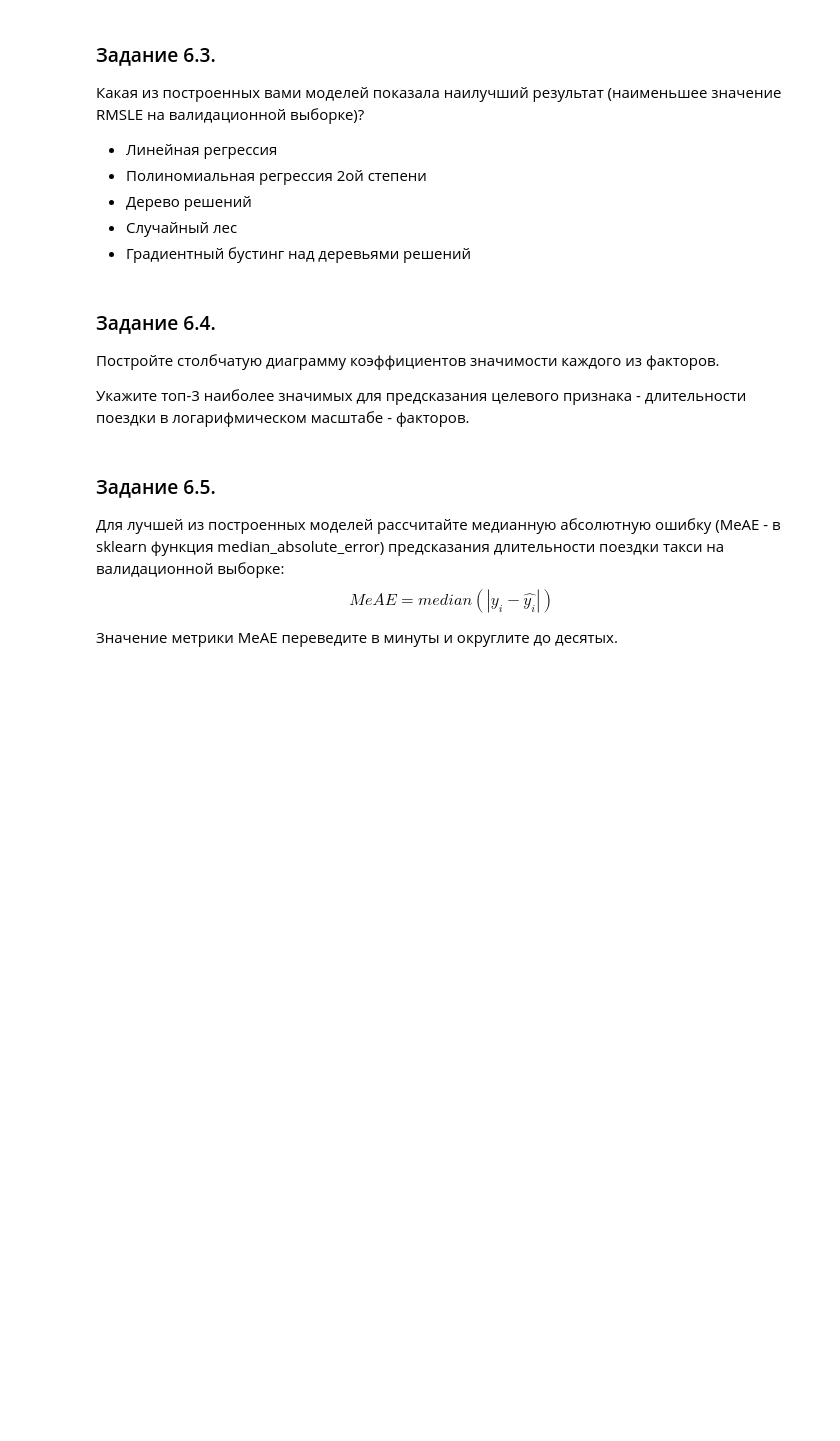
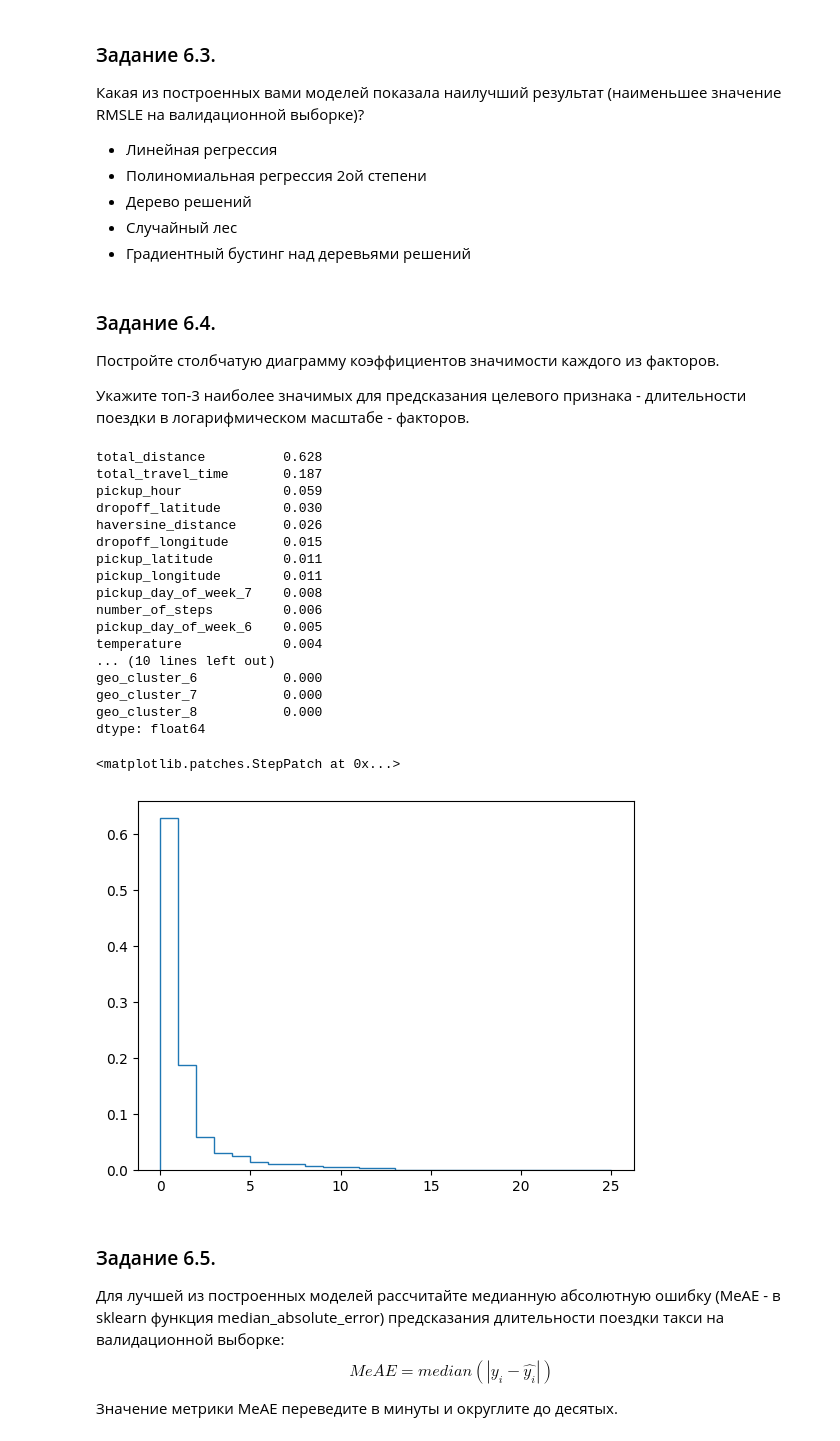
Before and after one commit to Lepnik/data_science_lnv, a Jupyter notebook: MATH+ML/Project_5/Project-5._Ноутбук-шаблон.ipynb, the cells around one changed output. Drawn from its saved outputs; the diff is of its cells as text; code cells hidden in the pictures; blank space fills up the shorter version.

```diff
--- a/MATH+ML/Project_5/Project-5._Ноутбук-шаблон.ipynb
+++ b/MATH+ML/Project_5/Project-5._Ноутбук-шаблон.ipynb
@@ -773,0 +925,14 @@ max_depths = range(7, 20)
+# %%
+# ваш код здесь
+# обучите на ваших данных случайный лес
+dt = ensemble.RandomForestRegressor(n_estimators = 200,
+    criterion = 'squared_error',
+    min_samples_split = 20,
+    max_depth = 12,
+    random_state = 42)
+
+dt.fit(X_train_scaled, y_train_log)
+y_train_dt_pred = dt.predict(X_train_scaled)
+y_valid_dt_pred = dt.predict(X_valid_scaled)
+print("RMSLE на тестовом наборе: {:.2f}".format(round(metrics.mean_squared_error(y_train_log, y_train_dt_pred)**0.5, 2)))
+print('RMSLE на валидационном наборе: {:.2f}'.format(round(metrics.mean_squared_error(y_valid_log, y_valid_dt_pred)**0.5, 2)))
@@ -785,0 +952,18 @@ max_depths = range(7, 20)
+# %%
+# ваш код здесь
+# используйте для классификации градиентный бустинг и сравните качество со случайным лесом
+gb = ensemble.GradientBoostingRegressor(
+    learning_rate = 0.5,
+    n_estimators = 100,
+    min_samples_split = 30,
+    max_depth = 6,
+    random_state = 42
+)
+# Обучаем модель
+gb.fit(X_train_scaled, y_train_log)
+# Формируем предсказание для тестовой выборки
+
+yts_tr = gb.predict(X_train_scaled)
+yts_val = gb.predict(X_valid_scaled)
+print("RMSLE на тестовом наборе: {:.2f}".format(round(metrics.mean_squared_error(y_train_log, yts_tr)**0.5, 2)))
+print('RMSLE на валидационном наборе: {:.2f}'.format(round(metrics.mean_squared_error(y_valid_log, yts_val)**0.5, 2)))
@@ -801,3 +986,28 @@ max_depths = range(7, 20)
+# %%
+# ваш код здесь
+abc = pd.Series(data=gb.feature_importances_.round(3).tolist(), index=gb.feature_names_in_.tolist())
+print(abc.sort_values(ascending=False))
+plt.stairs(abc.sort_values(ascending=False))
+# %% [output]
+total_distance          0.628
+total_travel_time       0.187
+pickup_hour             0.059
+dropoff_latitude        0.030
+haversine_distance      0.026
+dropoff_longitude       0.015
+pickup_latitude         0.011
+pickup_longitude        0.011
+pickup_day_of_week_7    0.008
+number_of_steps         0.006
+pickup_day_of_week_6    0.005
+temperature             0.004
+... (10 lines left out)
+geo_cluster_6           0.000
+geo_cluster_7           0.000
+geo_cluster_8           0.000
+dtype: float64
+<matplotlib.patches.StepPatch at 0x...>
+[figure, added]
 # %% [markdown]
 ### Задание 6.5.
 Для лучшей из построенных моделей рассчитайте медианную абсолютную ошибку (MeAE - в sklearn функция median_absolute_error) предсказания длительности поездки такси на валидационной выборке:
```
Also changed, not shown: parts of 38 cells of this notebook.
